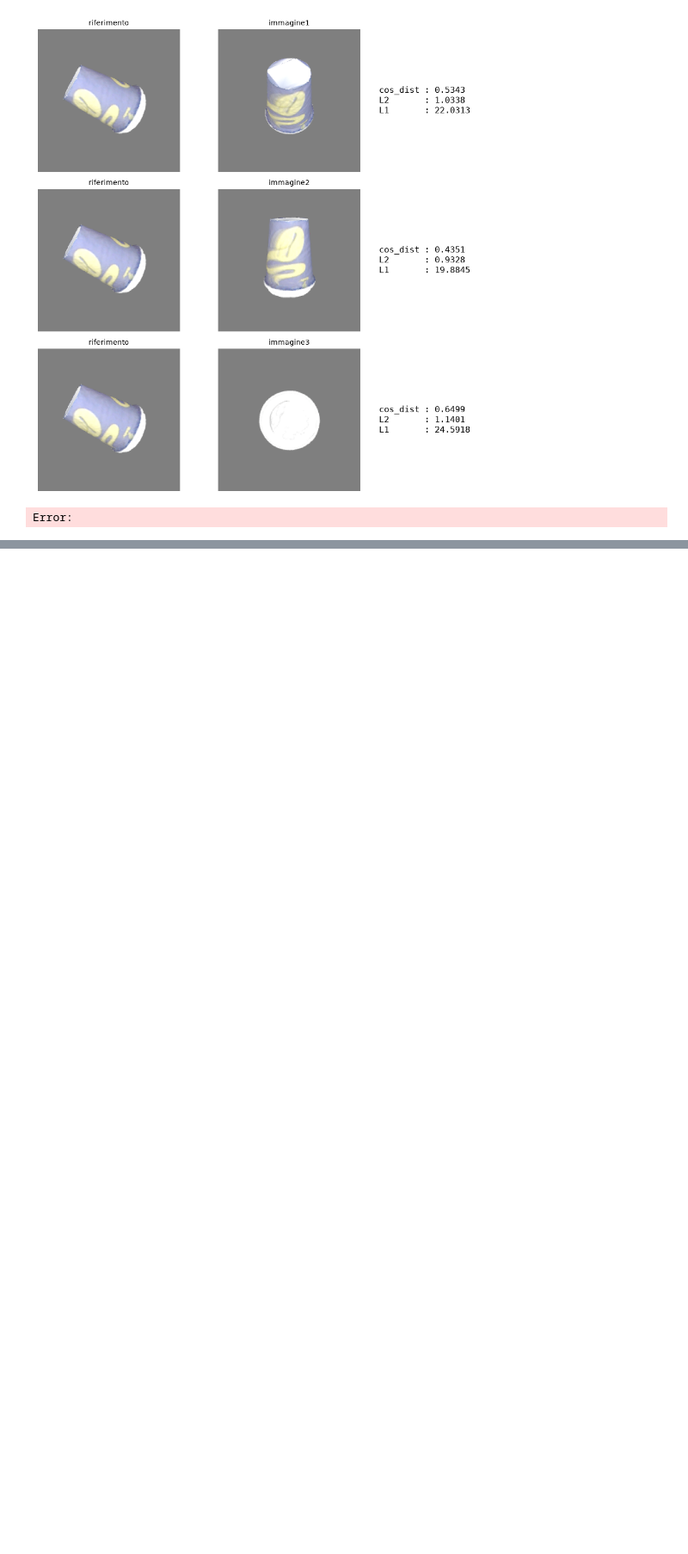
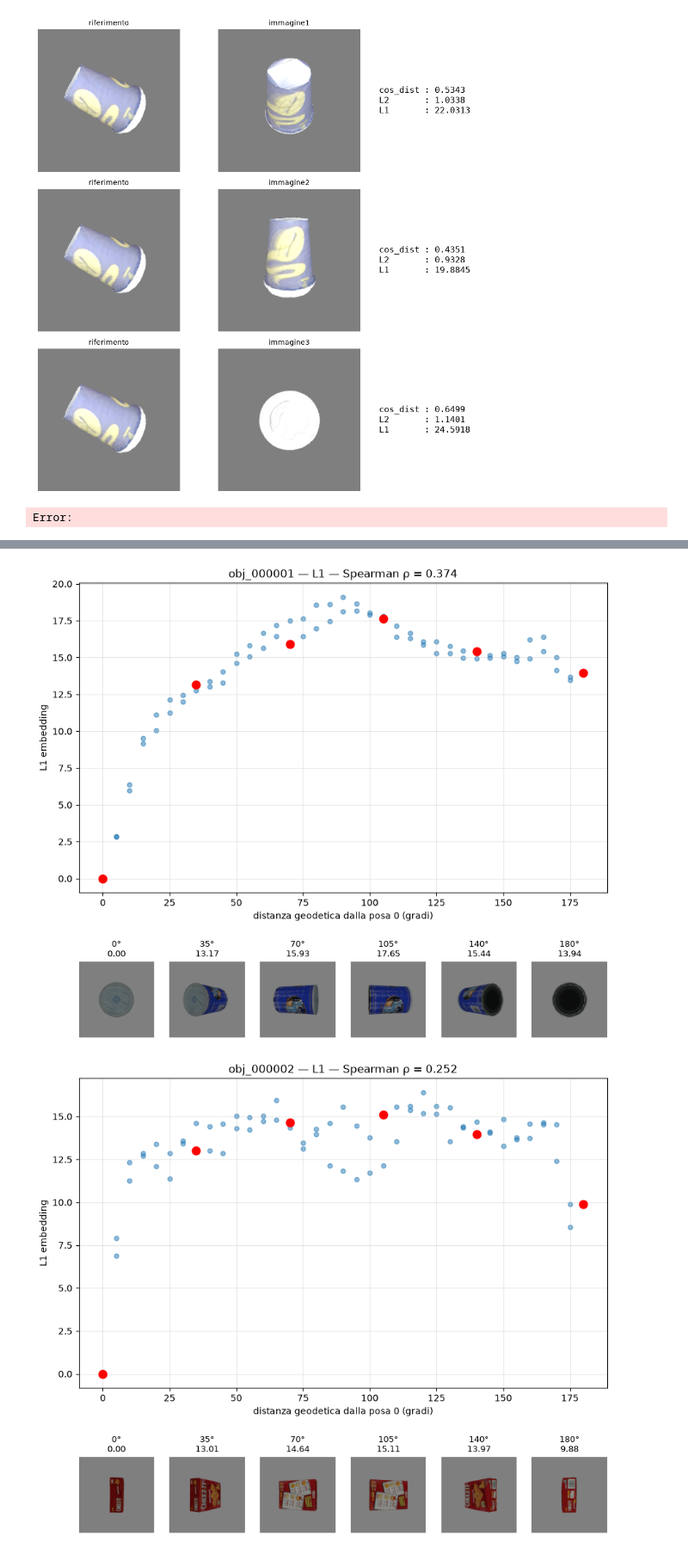
Before and after one commit to Saiukk/PoseJEPA, a Jupyter notebook: Script/Notebook/experiments.ipynb, the cells around one changed output, grey strips where cells are left out. Shown at 86% size. Cells and saved outputs as stored; diff of their text form; code cells hidden in the pictures; blank space fills up the shorter version.

```diff
--- a/Script/Notebook/experiments.ipynb
+++ b/Script/Notebook/experiments.ipynb
@@ -266,0 +229,71 @@ for obj in OBJECTS:
+# %%
+import pandas as pd
+from scipy.spatial.transform import Rotation
+from scipy.stats import spearmanr
+
+def plot_object(obj_name, dataset="ycbv", layers=[-1], token="patch", metric="L1"):
+    # 1. leggi il CSV e filtra l'oggetto
+    df = pd.read_csv(RENDERS / dataset / "gt_poses.csv")
+    df = df[df["object"] == obj_name].reset_index(drop=True)
+    assert len(df) > 0, f"nessuna riga per {obj_name}"
+
+    # 2. ricostruisci le rotazioni
+    r_cols = [f"r{a}{b}" for a in range(3) for b in range(3)]
+    R_all = Rotation.from_matrix(df[r_cols].values.reshape(-1, 3, 3))
+
+    # 3. riferimento = prima riga
+    R_ref = R_all[0]
+    e_ref = extract_features(Image.open(RENDERS / df.loc[0, "image"]).convert("RGB"),
+                             layers=layers, token=token)
+
+    # 4. angoli + distanza (secondo la metrica scelta)
+    angles, dists = [], []
+    for i in range(len(df)):
+        ang = (R_ref.inv() * R_all[i]).magnitude() * 180 / np.pi
+        e = extract_features(Image.open(RENDERS / df.loc[i, "image"]).convert("RGB"),
+                             layers=layers, token=token)
+        if metric == "cos_dist":
+            d = 1.0 - F.cosine_similarity(e_ref, e, dim=0).item()
+        elif metric == "L2":
+            d = torch.norm(e_ref - e).item()
+        elif metric == "L1":
+            d = torch.abs(e_ref - e).sum().item()
+        else:
+            raise ValueError(metric)
+        dists.append(d)
+        angles.append(ang)
+    angles, dists = np.array(angles), np.array(dists)
+    rho, _ = spearmanr(angles, dists)
+
+    # 6 viste equispaziate lungo l'asse degli angoli
+    order = np.argsort(angles)
+    sel = order[np.linspace(0, len(order) - 1, 6).astype(int)]
+
+    # --- figura: scatter sopra + 6 viste sotto ---
+    fig, axes = plt.subplots(2, 1, figsize=(9, 8),
+                             gridspec_kw={"height_ratios": [3, 1.4]})
+    axes[0].scatter(angles, dists, s=25, alpha=0.5)
+    axes[0].scatter(angles[sel], dists[sel], s=80, color="red", zorder=5)
+    axes[0].set_xlabel("distanza geodetica dalla posa 0 (gradi)")
+    axes[0].set_ylabel(f"{metric} embedding")
+    axes[0].set_title(f"{obj_name} — {metric} — Spearman ρ = {rho:.3f}")
+    axes[0].grid(alpha=0.3)
+
+    gs = axes[1].get_subplotspec().subgridspec(1, 6)
+    axes[1].remove()
+    for k, idx in enumerate(sel):
+        ax = fig.add_subplot(gs[0, k])
+        ax.imshow(Image.open(RENDERS / df.loc[idx, "image"]).convert("RGB"))
+        ax.set_title(f"{angles[idx]:.0f}°\n{dists[idx]:.2f}", fontsize=9)
+        ax.axis("off")
+
+    plt.tight_layout()
+    plt.show()
+
+
+OBJECTS = ["obj_000001", "obj_000002", "obj_000003", "obj_000015"]
+for obj in OBJECTS:
+    plot_object(obj, metric="L1")
+# %% [output]
+[figure, added]
+[figure, added]
```
Also changed, not shown: parts of 7 cells of this notebook, 1 other file.
